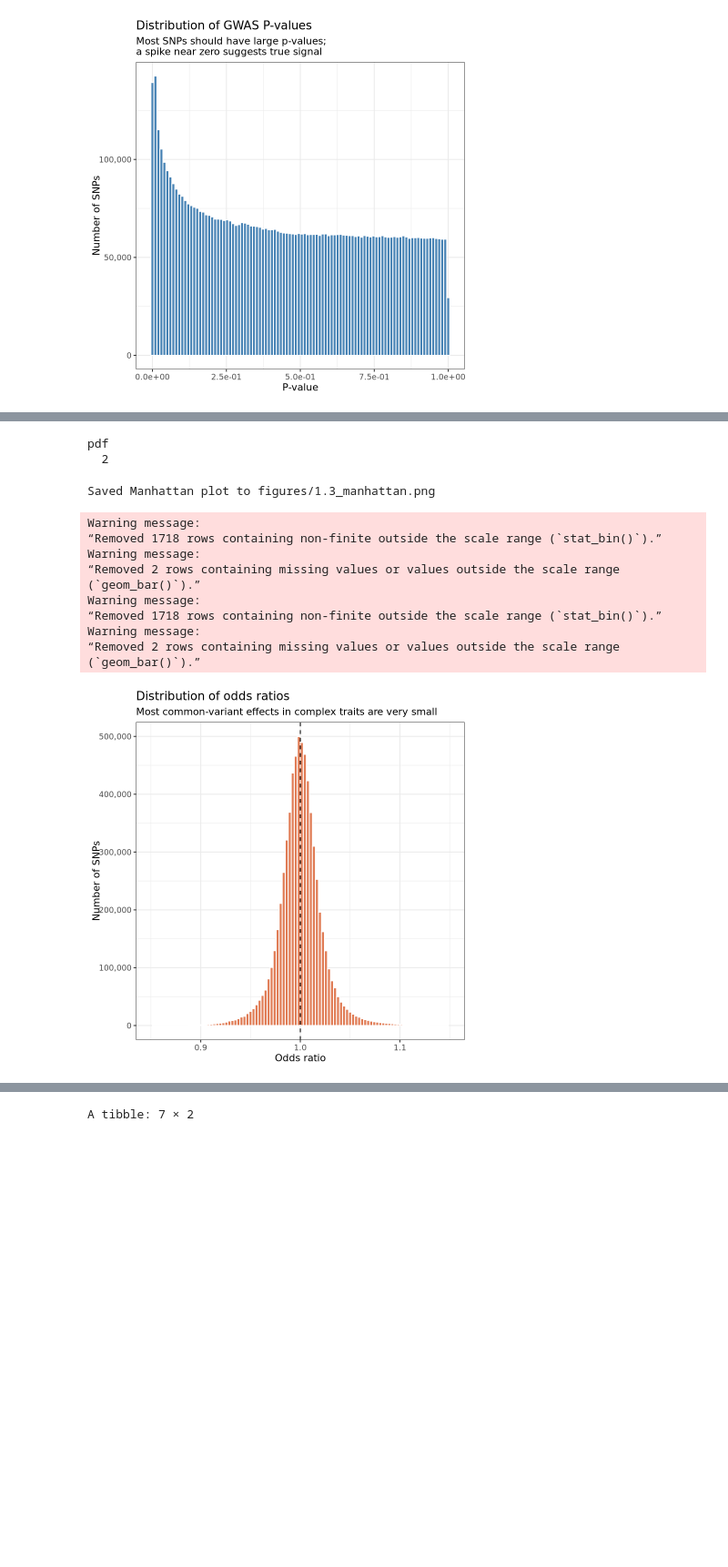
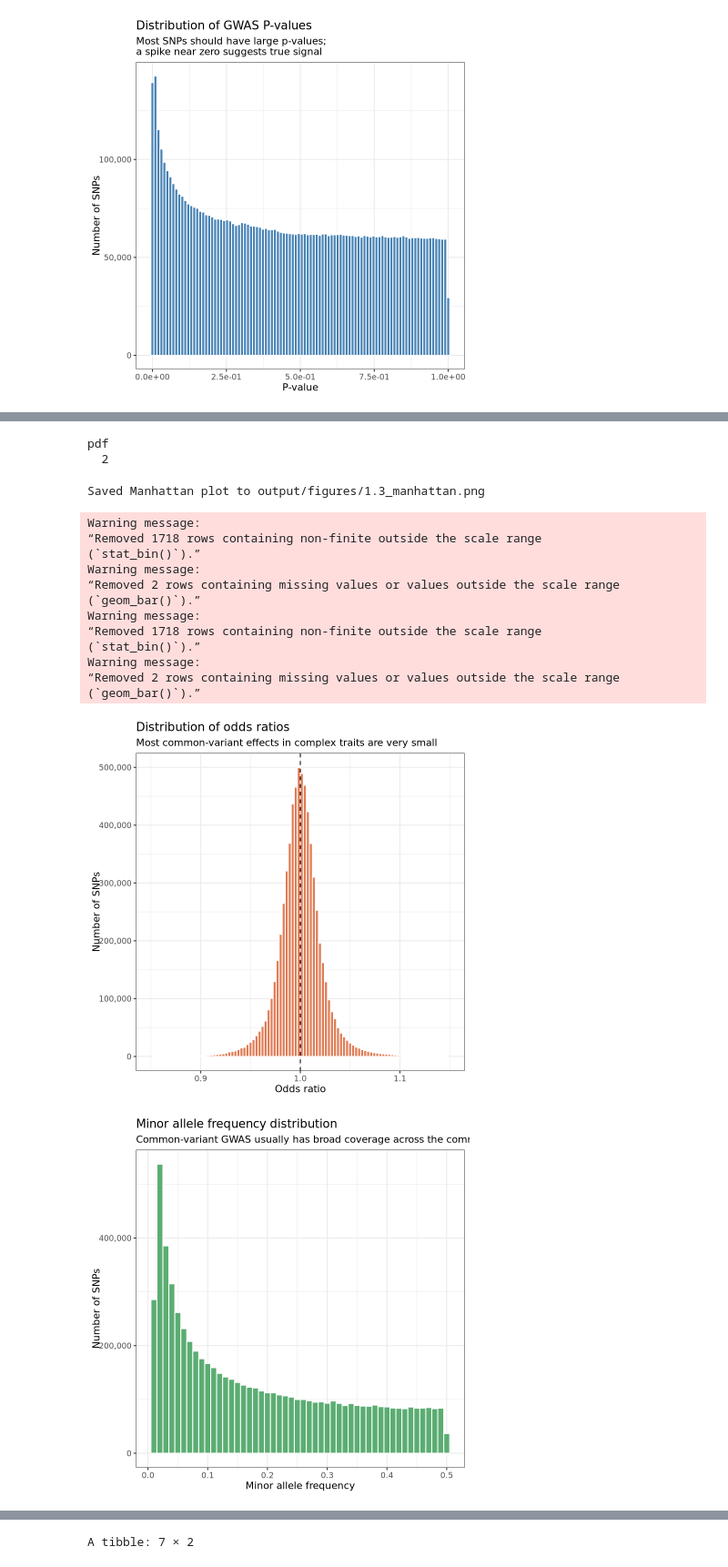
Before and after one commit to SamueleSoraggi/post-gwas-analysis_course, a Jupyter notebook: Notebooks/00_explore_gwas_sumstats.ipynb, the cells around one changed output, grey strips where cells are left out. Shown at 91% size. Saved outputs shown, nothing was run; the diff lists cells and outputs as text; code cells hidden in the pictures; blank space fills up the shorter version.

```diff
--- a/Notebooks/00_explore_gwas_sumstats.ipynb
+++ b/Notebooks/00_explore_gwas_sumstats.ipynb
@@ -39,7 +39,7 @@ Use these questions to frame the analysis before you start:
 pacman::p_load(vroom, dplyr, ggplot2, scales, qqman)
 
 sumstats_path <- "input/ADHD2022_iPSYCH_deCODE_PGC.meta.gz"
-figures_dir <- "figures"
+figures_dir <- "output/figures"
 dir.create(figures_dir, showWarnings = FALSE, recursive = TRUE)
 # %% [markdown]
 # What is in a GWAS summary-statistics file?
@@ -317,11 +319,11 @@ manhattan(
   cex.axis = 0.8
 )
 dev.off()
-cat("Saved Manhattan plot to figures/1.3_manhattan.png\n")
+cat("Saved Manhattan plot to output/figures/1.3_manhattan.png\n")
 # %% [output]
 pdf
   2
-Saved Manhattan plot to figures/1.3_manhattan.png
+Saved Manhattan plot to output/figures/1.3_manhattan.png
 # %%
 p4 <- ggplot(sumstats_qc, aes(x = OR)) +
   geom_histogram(bins = 100, fill = "#E07B54", colour = "white") +
@@ -346,34 +348,41 @@ p5 <- ggplot(sumstats_qc, aes(x = MAF)) +
     y = "Number of SNPs"
   ) +
   theme_bw(base_size = 13)
 
 p6 <- sumstats %>%
   filter(INFO <= 1) %>%
   ggplot(aes(x = INFO)) +
   geom_histogram(bins = 60, fill = "#9B59B6", colour = "white") +
   geom_vline(xintercept = 0.8, linetype = "dashed", colour = "red") +
   annotate("text", x = 0.77, y = Inf, label = "QC cut-off (0.8)", vjust = 2, hjust = 1, colour = "red", size = 3.5) +
   scale_y_continuous(labels = label_comma()) +
   labs(
     title = "INFO score distribution",
     subtitle = "Variants below 0.8 are removed in this teaching workflow",
     x = "INFO score",
     y = "Number of SNPs"
   ) +
   theme_bw(base_size = 13)
 
 ggsave(file.path(figures_dir, "1.4_or_distribution.png"), p4, width = 8, height = 5, dpi = 150)
 ggsave(file.path(figures_dir, "1.5_maf_distribution.png"), p5, width = 8, height = 5, dpi = 150)
 ggsave(file.path(figures_dir, "1.6_info_distribution.png"), p6, width = 8, height = 5, dpi = 150)
 
 p4
+p5
+p6
 # %% [output]
 Warning message:
-“Removed 1718 rows containing non-finite outside the scale range (`stat_bin()`).”
+“Removed 1718 rows containing non-finite outside the scale range
+(`stat_bin()`).”
 Warning message:
-“Removed 2 rows containing missing values or values outside the scale range (`geom_bar()`).”
+“Removed 2 rows containing missing values or values outside the scale range
+(`geom_bar()`).”
 Warning message:
-“Removed 1718 rows containing non-finite outside the scale range (`stat_bin()`).”
+“Removed 1718 rows containing non-finite outside the scale range
+(`stat_bin()`).”
 Warning message:
-“Removed 2 rows containing missing values or values outside the scale range (`geom_bar()`).”
+“Removed 2 rows containing missing values or values outside the scale range
+(`geom_bar()`).”
 [figure]
+[figure, added]
```
Also changed, not shown: parts of 3 cells of this notebook, 16 other files.
